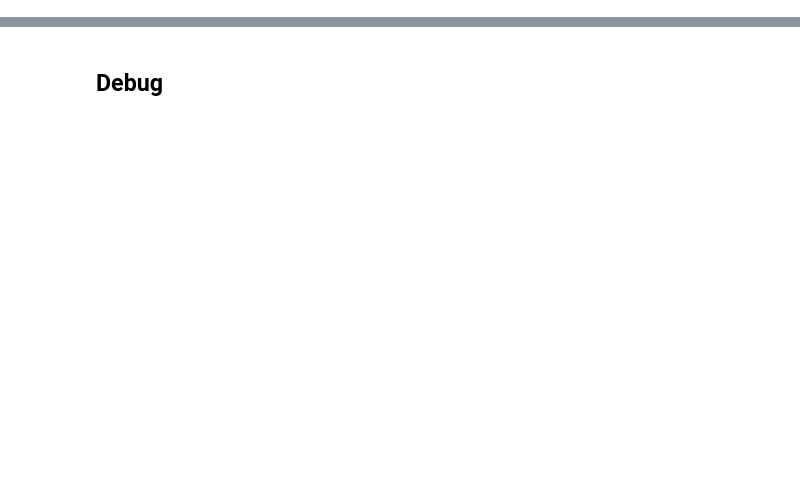
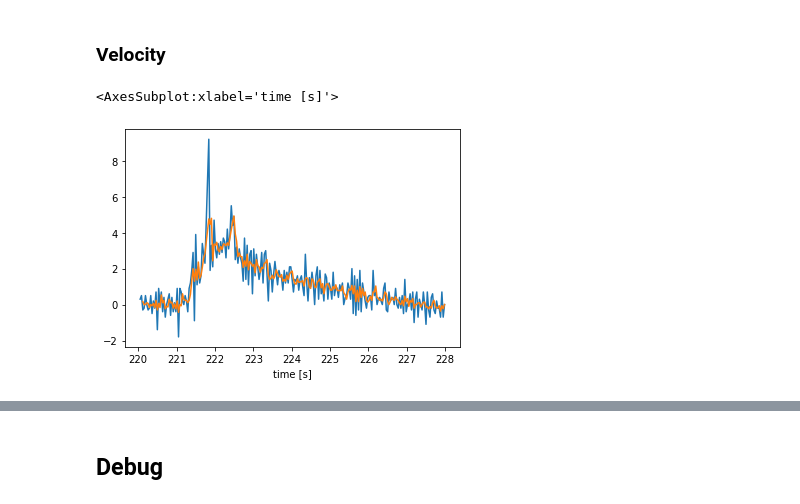
Before and after one commit to b-kelm/bRocket, a Jupyter notebook: data_logging/decode_logs.ipynb, the cells around one changed output, grey strips where cells are left out. Cells and saved outputs as stored; diff of their text form; code cells hidden in the pictures; blank space fills up the shorter version.

```diff
--- a/data_logging/decode_logs.ipynb
+++ b/data_logging/decode_logs.ipynb
@@ -93,0 +117,12 @@ fig.savefig("log.png")
+# %% [markdown]
+### Velocity
+# %%
+## VELOCITY
+dt = 0.019376 + 9* 0.00168; # Update time of barometer (approx)
+dh = df_baro['alt [m]'].diff(1)
+dh_smooth = df_baro['alt [m]'].rolling(3).mean().diff(1)
+dh.plot()
+dh_smooth.plot()
+# %% [output]
+<AxesSubplot:xlabel='time [s]'>
+[figure, added]
```
Also changed, not shown: parts of 17 cells of this notebook, 7 other files.
